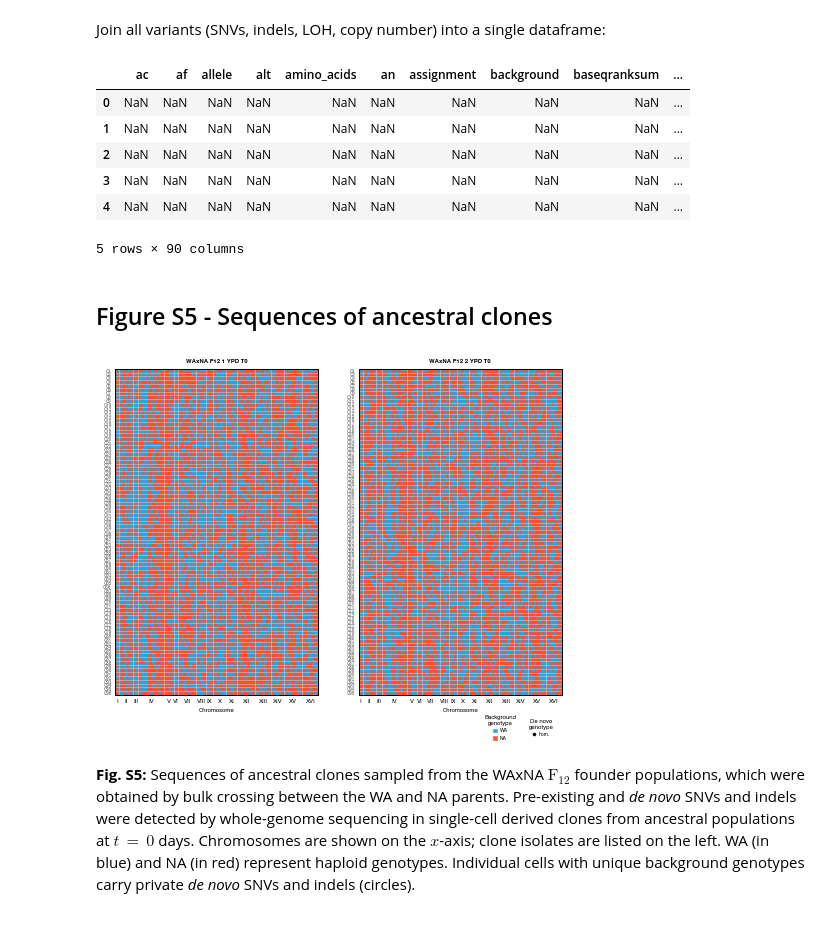
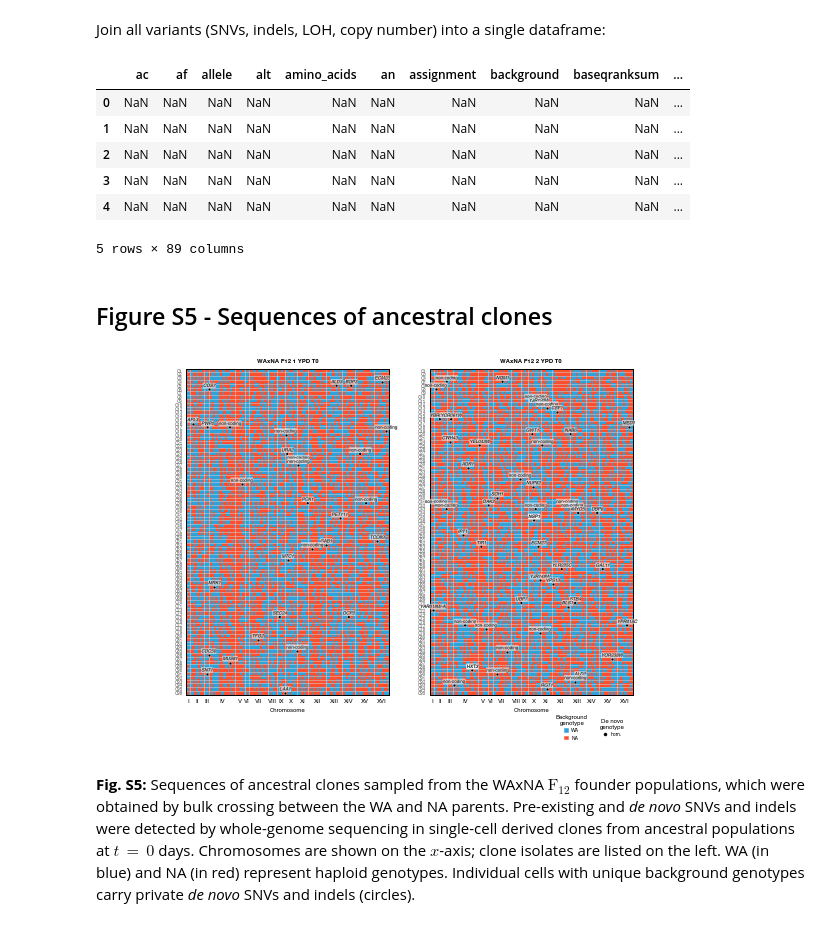
Before and after one commit to ivazquez/clonal-heterogeneity, a Jupyter notebook: src/figure4.ipynb, the cells around one changed output. Drawn from its saved outputs; the diff is of its cells as text; code cells hidden in the pictures.

Commit message:
Copy number and LOH data in plain text format

```diff
--- a/src/figure4.ipynb
+++ b/src/figure4.ipynb
@@ -27,6 +25,8 @@ import config,plot,utils
 # %%
 chr_coords = utils.chr_coords()
 
+chr_coords = chr_coords[~chr_coords['chr_arabic'].isin([17,18])]
+
 chr_coords.head()
 # %% [output]
 |  | chr_arabic | chr_length | chr_roman | chr_start | chr_end |
@@ -83,14 +73,18 @@ seq_loh_df.head()
 Join all variants (SNVs, indels, LOH, copy number) into a single dataframe:
 # %%
 columns=['selection','population','clone']
-seq_mut_fixed_df = pd.merge(seq_mut_df,
-                            seq_loh_df[['selection','population','clone','set','lineage']].drop_duplicates(columns),
-                            on=columns, how='left')
-seq_loh_fixed_df = pd.merge(seq_loh_df,
-                            seq_mut_df[['selection','population','clone']].drop_duplicates(columns),
-                            on=columns, how='left')
+seq_mut_fixed_df = pd.merge(
+    seq_mut_df,
+    seq_cn_loh_df[['selection','population','clone','set','lineage']].drop_duplicates(columns),
+    on=columns, how='left'
+)
+seq_cn_loh_fixed_df = pd.merge(
+    seq_cn_loh_df,
+    seq_mut_df[['selection','population','clone']].drop_duplicates(columns),
+    on=columns, how='left'
+)
 
-seq_dn_df = pd.concat([seq_loh_fixed_df, seq_mut_fixed_df], axis=0).reset_index(drop=True)
+seq_dn_df = pd.concat([seq_cn_loh_fixed_df, seq_mut_fixed_df], axis=0).reset_index(drop=True)
 
 seq_dn_df.head()
 # %% [output]
@@ -100,27 +94,28 @@ seq_dn_df.head()
 | 2 | NaN | NaN | NaN | NaN | NaN | NaN | NaN | NaN | NaN | ... |
 | 3 | NaN | NaN | NaN | NaN | NaN | NaN | NaN | NaN | NaN | ... |
 | 4 | NaN | NaN | NaN | NaN | NaN | NaN | NaN | NaN | NaN | ... |
-5 rows × 90 columns
+5 rows × 89 columns
 # %% [markdown]
 ## Figure S5 - Sequences of ancestral clones
 # %%
 # Keep ancestral haploid isolates only
-seq_dn_df_sliced = seq_dn_df[(seq_dn_df['type'].isin(['genotype','de novo'])) & \
+seq_dn_df_sliced = seq_dn_df[(seq_dn_df['type'].isin(['genotype','snv_indel'])) & \
                              (seq_dn_df['time']==0) & \
                              (seq_dn_df['ploidy']=='haploid')]
 
 seq_dn_df_sliced['clone'] = seq_dn_df_sliced['clone'].astype(int)
 seq_dn_df_sliced = seq_dn_df_sliced.sort_values('clone')
 
-seq_dn_df_sliced = pd.pivot_table(seq_dn_df_sliced,
-                                  index=['selection','population','time','set','clone','lineage','type'],
-                                  columns=['chr_arabic','chr_roman','pos','gene'])['genotype']
+seq_dn_df_sliced = pd.pivot_table(
+    seq_dn_df_sliced,
+    index=['selection','population','time','clone','lineage','type','ploidy'],
+    columns=['chr_arabic','chr_roman','pos_cum','gene'],
+    values='genotype'
+)
 
 fig = plt.figure(figsize=(8, 6))
 
-shape = pd.DataFrame({k:
-x.shape for k,x in seq_dn_df_sliced.groupby(level=['population'])
-})
+shape = pd.DataFrame({k: x.shape for k,x in seq_dn_df_sliced.groupby(level=['population'])})
 
 grid = gridspec.GridSpec(1, 2, wspace=0.2)
 gs = {}
@@ -141,7 +136,7 @@ for ii, (p, sdf) in enumerate(seq_dn_df_sliced.groupby(level=['population'])):
     indexer[sdf.index.names.index('type')] = ['genotype']
     gt = sdf.loc[tuple(indexer),:].dropna(axis=1, how='all')
 
-    x = gt.columns.get_level_values('pos').values
+    x = gt.columns.get_level_values('pos_cum').values
     y = np.arange(len(gt.index))
     data = gt.fillna(method='pad', axis=1).values
 
@@ -170,7 +165,7 @@ for ii, (p, sdf) in enumerate(seq_dn_df_sliced.groupby(level=['population'])):
 
     ### De novo genotype ###
     indexer = [slice(None)]*len(sdf.index.names)
-    indexer[sdf.index.names.index('type')] = ['de novo']
+    indexer[sdf.index.names.index('type')] = ['snv_indel']
     gn = sdf.loc[tuple(indexer),:].dropna(axis=1, how='all')
 
     if len(gn) > 0:
@@ -178,7 +173,7 @@ for ii, (p, sdf) in enumerate(seq_dn_df_sliced.groupby(level=['population'])):
         for i,(k,g) in enumerate(gn.groupby(level='clone')):
 
             g = g.dropna(axis=1)
-            x = g.columns.get_level_values('pos').values
+            x = g.columns.get_level_values('pos_cum').values
             y = np.repeat(g.index.get_level_values('clone').values+.5, len(x))
             data = g.values.flatten()
             ax.scatter(x, y,
@@ -194,13 +189,13 @@ for ii, (p, sdf) in enumerate(seq_dn_df_sliced.groupby(level=['population'])):
                                   bbox=dict(boxstyle="round,pad=0", fc="w", alpha=0.5),
                                   fontsize=4.5, va='bottom', ha='center',
                                   color='k', style=('italic' if l!='non-coding' else 'normal'),
-                                  path_effects=[PathEffects.withStroke(linewidth=0.35, foreground='w')])
+                                  path_effects=[path_effects.withStroke(linewidth=0.35, foreground='w')])
 
     # Set grid
     xlabels = chr_coords.chr_start + (chr_coords.chr_end - chr_coords.chr_start)/2.
     xstart = chr_coords.chr_start
     ax.set_xticks(xlabels, minor=False)
-    ax.set_xticklabels(chr_coords.chr_arabic.apply(utils.int_to_roman), minor=False)
+    ax.set_xticklabels(chr_coords.chr_roman, minor=False)
     ax.set_xlabel('Chromosome')
     xgrid=[xst+1. for xst in list(set(xstart))]
     [ax.axvline(g, lw=0.5, ls="-", color="lightgray") for g in xgrid]
@@ -223,34 +218,34 @@ for k, xy in zip(['WAxNA_F12_2_YPD'],[(2,0),(2,0)]):
                      bbox_to_anchor=(0.7, -0.1), ncol=1,
                      frameon=False, loc='center',
                      borderaxespad=0, handlelength=0.75,
                      title='Background\ngenotype', prop={'size':5})
 
     hom_artist = lines.Line2D((0,1),(0,0), mec='k', mfc=config.genotype['color'][2],
                               marker='o', markersize=3, linestyle='')
 
     leg2 = ax.legend([hom_artist],
                      ['hom.'],
                      bbox_to_anchor=(0.9, -0.1), ncol=1,
                      frameon=False, loc='center',
                      borderaxespad=0, handlelength=0.75,
                      title='De novo\ngenotype', prop={'size':5})
 
     ax.add_artist(leg1)
 
     for leg in [leg1,leg2]:
         plt.setp(leg.get_title(),fontsize=6, multialignment='center')
 
 for ax in fig.get_axes():
     ax.xaxis.label.set_size(6)
     ax.yaxis.label.set_size(6)
     ax.tick_params(axis='x', which='major', size=2, labelsize=6)
     ax.tick_params(axis='y', which='major', size=2, labelsize=4.5)
     ax.tick_params(axis='both', which='minor', size=1, labelsize=4)
 
 plot.save_figure(dir_supp+'figures/supp_figure_seq_clones/supp_figure_seq_ancestral_clones')
 plt.show()
 # %% [output]
-[figure, old version]
+[figure, new version]
 # %% [markdown]
 **Fig. S5:** Sequences of ancestral clones sampled from the WAxNA $\text{F}_\text{12}$ founder populations, which were obtained by bulk crossing between the WA and NA parents. Pre-existing and *de novo* SNVs and indels were detected by whole-genome sequencing in single-cell derived clones from ancestral populations at ${t\,{=}\,0}$ days. Chromosomes are shown on the $x$-axis; clone isolates are listed on the left. WA (in blue) and NA (in red) represent haploid genotypes. Individual cells with unique background genotypes carry private *de novo* SNVs and indels (circles).
 # %% [markdown]
```
Also changed, not shown: parts of 5 cells of this notebook, 12 other files.
